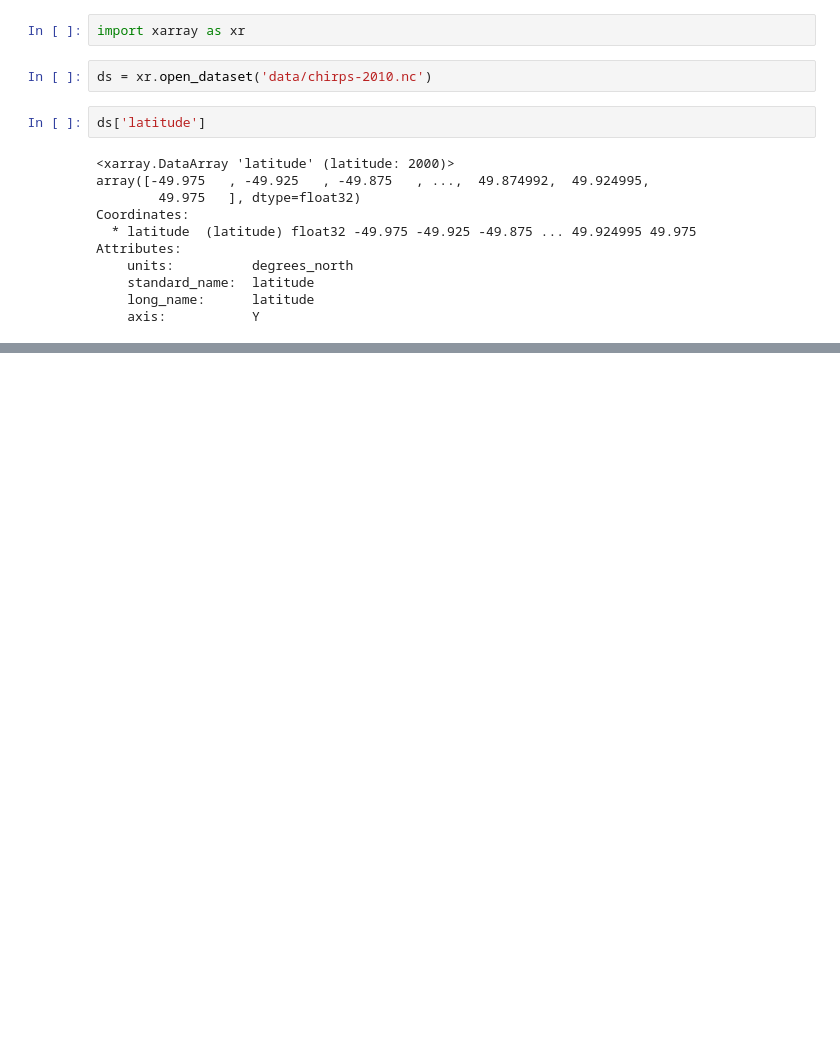
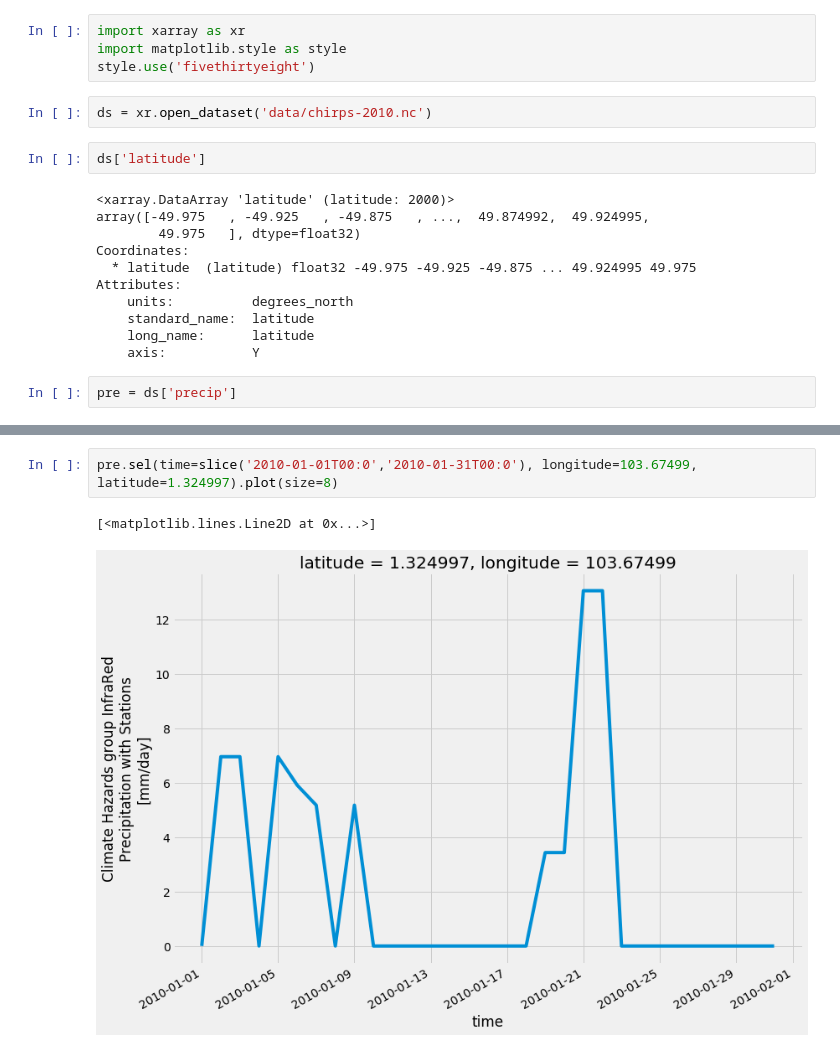
Before and after one commit to dsaharia/PRAT-Rainfall, a Jupyter notebook: imager-rainfall/precipitation_2010.ipynb, the cells around one changed output, grey strips where cells are left out. Saved outputs shown, nothing was run; the diff lists cells and outputs as text; blank space fills up the shorter version.

Commit message:
initial plotting

```diff
--- a/imager-rainfall/precipitation_2010.ipynb
+++ b/imager-rainfall/precipitation_2010.ipynb
@@ -1,5 +1,7 @@
 # %%
 import xarray as xr
+import matplotlib.style as style
+style.use('fivethirtyeight')
 # %%
 ds = xr.open_dataset('data/chirps-2010.nc')
 # %%
@@ -15,3 +17,5 @@ Attributes:
     standard_name:  latitude
     long_name:      latitude
     axis:           Y
+# %%
+pre = ds['precip']
@@ -17,0 +42,5 @@ Attributes:
+# %%
+pre.sel(time=slice('2010-01-01T00:0','2010-01-31T00:0'), longitude=103.67499, latitude=1.324997).plot(size=8)
+# %% [output]
+[<matplotlib.lines.Line2D at 0x...>]
+[figure, added]
```
Also changed, not shown: parts of 1 cell of this notebook.
